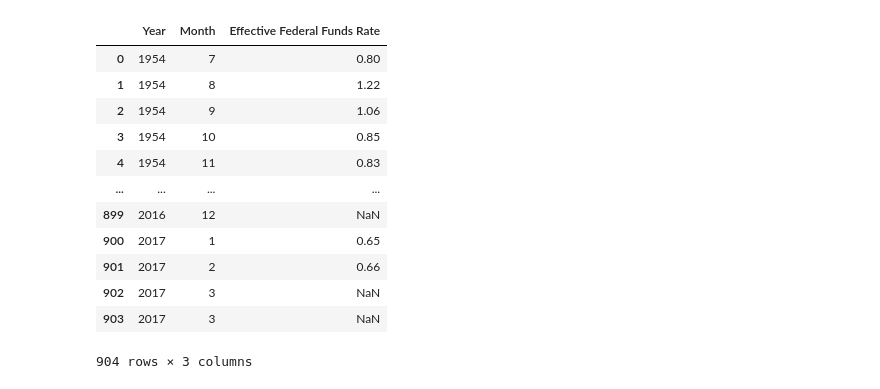
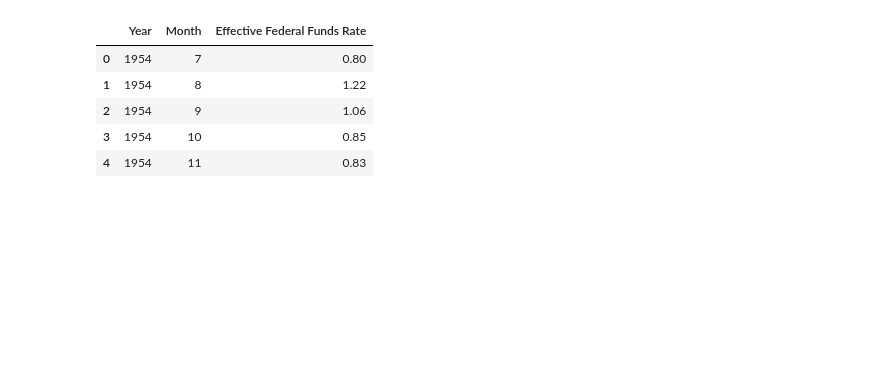
Before and after one commit to tanhl30/HE4045_Project, a Jupyter notebook: 1. Data Preparation/b. Join table.ipynb, the cells around one changed output. Saved outputs shown, nothing was run; the diff lists cells and outputs as text; code cells hidden in the pictures; blank space fills up the shorter version.

```diff
--- a/1. Data Preparation/b. Join table.ipynb
+++ b/1. Data Preparation/b. Join table.ipynb
@@ -5,19 +5,11 @@ pd.set_option('display.max_columns', None)
 # %%
 wanted_columns = ['Year','Month','Effective Federal Funds Rate']
 fedrate = fedrate[wanted_columns]
+fedrate.head()
+# %% [output]
+|  | Year | Month | Effective Federal Funds Rate |
+| 0 | 1954 | 7 | 0.80 |
+| 1 | 1954 | 8 | 1.22 |
+| 2 | 1954 | 9 | 1.06 |
+| 3 | 1954 | 10 | 0.85 |
+| 4 | 1954 | 11 | 0.83 |
-# %%
-fedrate
-# %% [output]
-|  | Year | Month | Effective Federal Funds Rate |
-| 0 | 1954 | 7 | 0.80 |
-| 1 | 1954 | 8 | 1.22 |
-| 2 | 1954 | 9 | 1.06 |
-| 3 | 1954 | 10 | 0.85 |
-| 4 | 1954 | 11 | 0.83 |
-| ... | ... | ... | ... |
-| 899 | 2016 | 12 | NaN |
-| 900 | 2017 | 1 | 0.65 |
-| 901 | 2017 | 2 | 0.66 |
-| 902 | 2017 | 3 | NaN |
-| 903 | 2017 | 3 | NaN |
-904 rows × 3 columns
```
Also changed, not shown: parts of 9 cells of this notebook, 1 other file.
